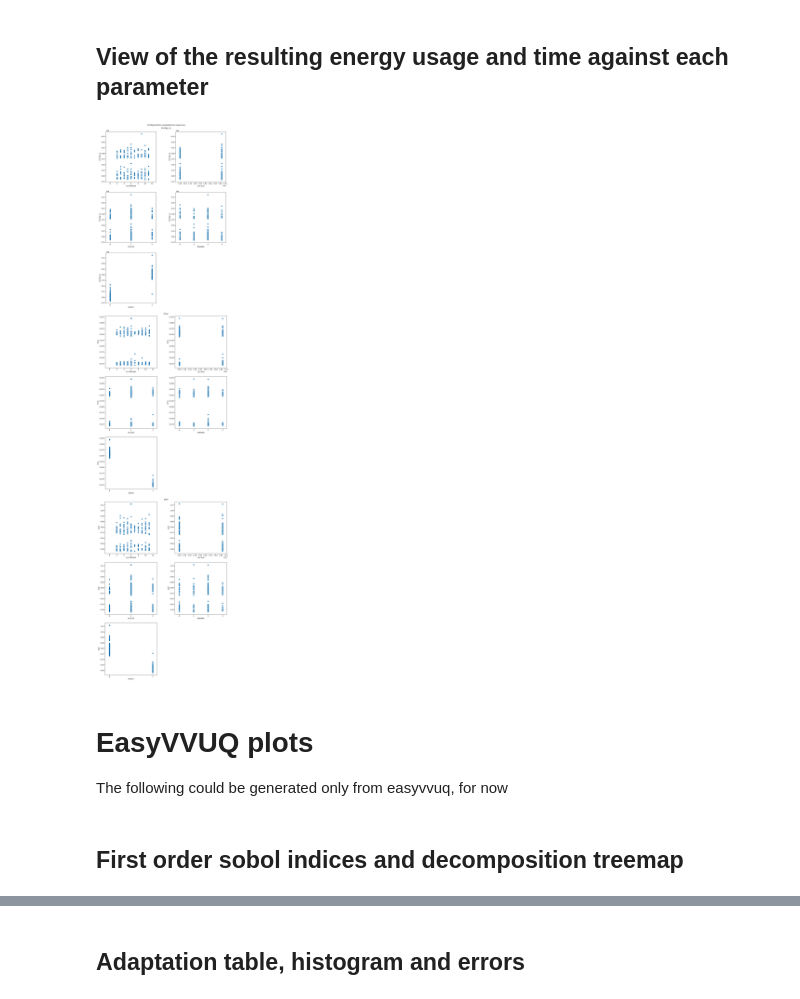
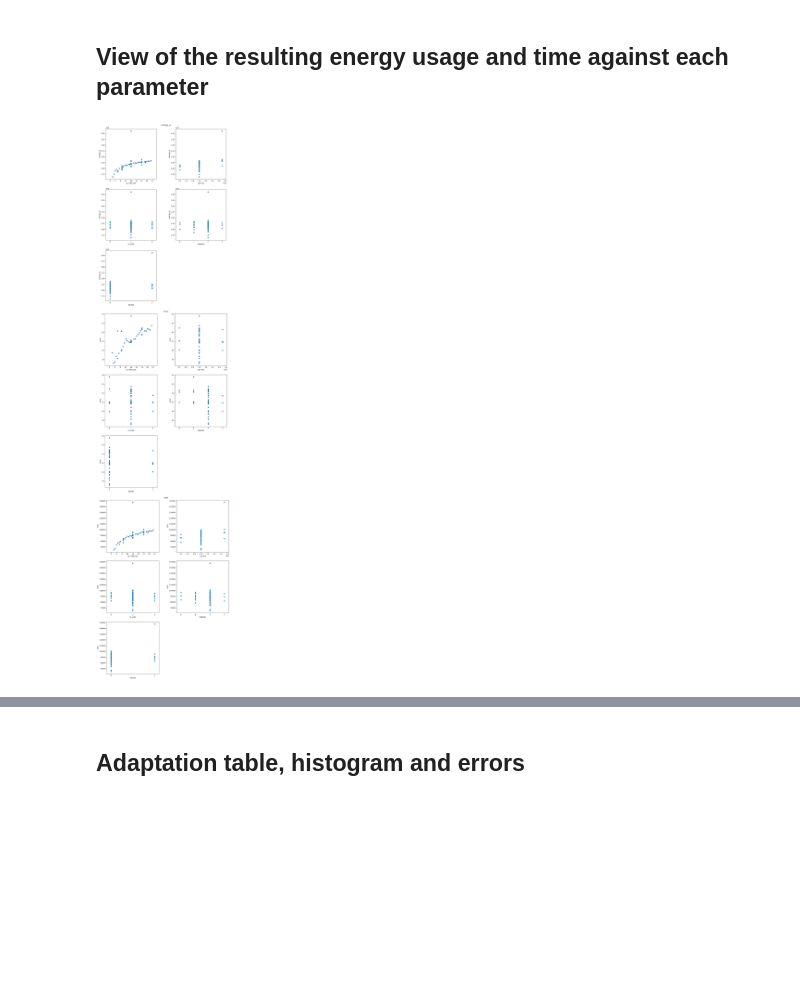
Before and after one commit to Jubarte27/energyuq, a Jupyter notebook: scenarios/main/Energy Analysis.ipynb, the cells around one changed output, grey strips where cells are left out. Drawn from its saved outputs; the diff is of its cells as text; code cells hidden in the pictures; blank space fills up the shorter version.

```diff
--- a/scenarios/main/Energy Analysis.ipynb
+++ b/scenarios/main/Energy Analysis.ipynb
@@ -92,15 +71,13 @@ for name, result in result_set.items():
 # %% [markdown]
 ## What is the difference between the best and worst configurations?
 # %%
-for name, result in result_set.items():
-    fig = plt.figure(figsize=(16,16), layout="constrained")
-    fig.suptitle(f"Configurations evaluated on {name}")
-    fs = fig.subfigures(1, len(qois)) #could be more that 2
-    c=0
-    for qoi in qois:
-        if qoi not in result.qois:
-            continue
-        f = plot.plot_sorted(result, qoi, subfig=fs[c])
-        f.suptitle(f'sorted by {qoi}')
-        c+=1
+fig = plt.figure(figsize=(16,16), layout="constrained")
+fs = fig.subfigures(1, len(qois)) #could be more that 2
+c=0
+for qoi in qois:
+    if qoi not in result.qois:
+        continue
+    f = plot.plot_sorted(result, qoi, subfig=fs[c])
+    f.suptitle(f'sorted by {qoi}')
+    c+=1
 # %% [output]
@@ -109,23 +86,16 @@ for name, result in result_set.items():
 ## View of the resulting energy usage and time against each parameter
 # %%
 
-for name, result in result_set.items():
-    plots_per_qoi = len(analysis.sampler.vary.get_items())
-    fig = plt.figure(figsize=(12,16 * ((plots_per_qoi + 1) // 2)), layout="constrained")
-    fig.suptitle(f"Configurations evaluated on {name}")
-    fs = fig.subfigures(len(qois), 1) #could be more that 2
-    c=0
-    for qoi in qois:
-        if qoi not in result.qois:
-            continue
-        f = plot.plot_2D_single_dimension(result, qoi, subfig=fs[c])
-        f.suptitle(qoi)
-        c+=1
-    fig.align_titles()
+plots_per_qoi = len(analysis.sampler.vary.get_items())
+fig = plt.figure(figsize=(12,16 * ((plots_per_qoi + 1) // 2)), layout="constrained")
+fs = fig.subfigures(len(qois), 1) #could be more that 2
+c=0
+for qoi in qois:
+    if qoi not in result.qois:
+        continue
+    f = plot.plot_2D_single_dimension(result, qoi, subfig=fs[c])
+    f.suptitle(qoi)
+    c+=1
+fig.align_titles()
 # %% [output]
-[figure, old version]
+[figure, new version]
-# %% [markdown]
-# EasyVVUQ plots
-The following could be generated only from easyvvuq, for now
-# %% [markdown]
-## First order sobol indices and decomposition treemap
```
Also changed, not shown: parts of 12 cells of this notebook, 15 other files.
